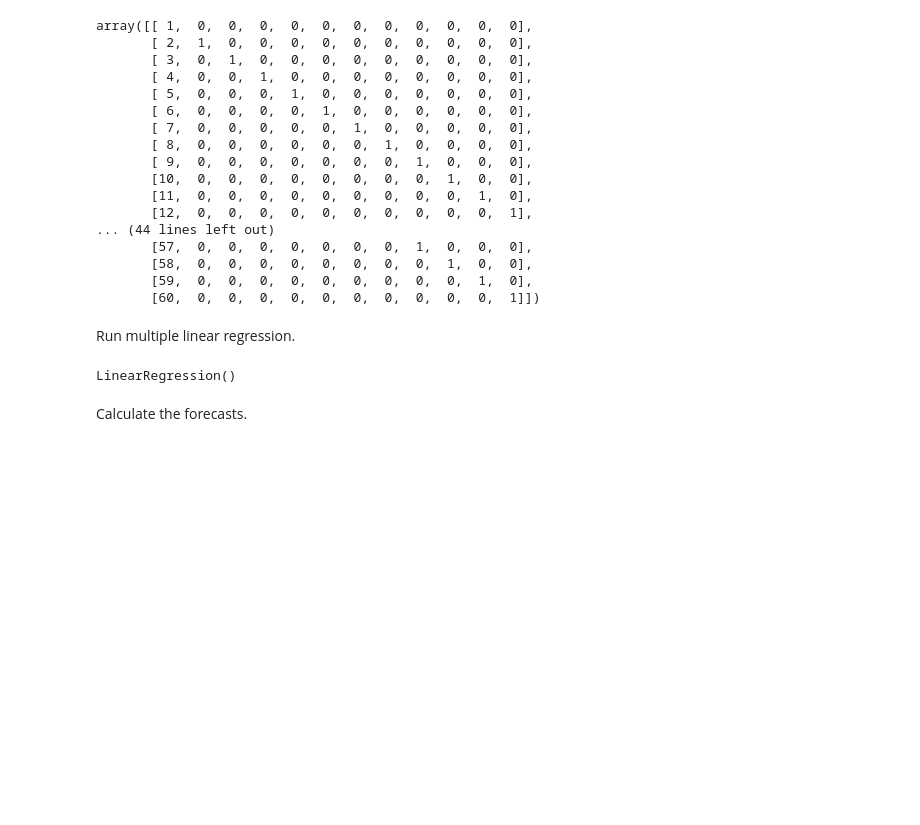
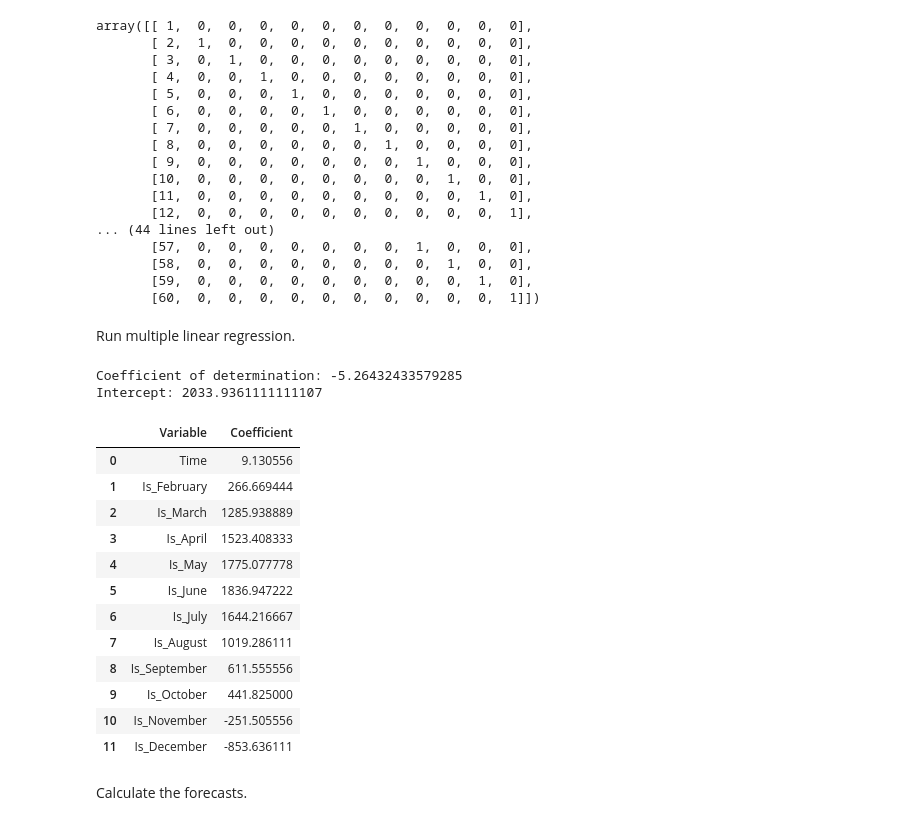
Before and after one commit to lerow12/OM-516, a Jupyter notebook: Project-2/Sample.ipynb, the cells around one changed output. Saved outputs shown, nothing was run; the diff lists cells and outputs as text; code cells hidden in the pictures; blank space fills up the shorter version.

Commit message:
Show coefficients

```diff
--- a/Project-2/Sample.ipynb
+++ b/Project-2/Sample.ipynb
@@ -260,11 +260,32 @@ array([[ 1,  0,  0,  0,  0,  0,  0,  0,  0,  0,  0,  0],
        [60,  0,  0,  0,  0,  0,  0,  0,  0,  0,  0,  1]])
 # %% [markdown]
 Run multiple linear regression.
-# %%
-model_mlr = LinearRegression().fit(x,row[5:65])
-model_mlr
-# %% [output]
-LinearRegression()
+# %%
+model_mlr = LinearRegression().fit(x,row[5:65])
+
+var_names = ["Time", "Is_February", "Is_March", "Is_April", "Is_May", "Is_June", "Is_July", "Is_August", "Is_September", "Is_October", "Is_November", "Is_December"]
+r_sq_mlr = model_mlr.score(x, y_dm)
+print('Coefficient of determination:', r_sq_mlr)
+intercept_mlr = model_mlr.intercept_
+print('Intercept:', intercept_mlr)
+coefs_mlr = {"Variable": var_names, "Coefficient": list(model_mlr.coef_)}
+pd.DataFrame(coefs_mlr)
+# %% [output]
+Coefficient of determination: -5.26432433579285
+Intercept: 2033.9361111111107
+|  | Variable | Coefficient |
+| 0 | Time | 9.130556 |
+| 1 | Is_February | 266.669444 |
+| 2 | Is_March | 1285.938889 |
+| 3 | Is_April | 1523.408333 |
+| 4 | Is_May | 1775.077778 |
+| 5 | Is_June | 1836.947222 |
+| 6 | Is_July | 1644.216667 |
+| 7 | Is_August | 1019.286111 |
+| 8 | Is_September | 611.555556 |
+| 9 | Is_October | 441.825000 |
+| 10 | Is_November | -251.505556 |
+| 11 | Is_December | -853.636111 |
 # %% [markdown]
 Calculate the forecasts.
 # %%
```
Also changed, not shown: parts of 2 cells of this notebook.
